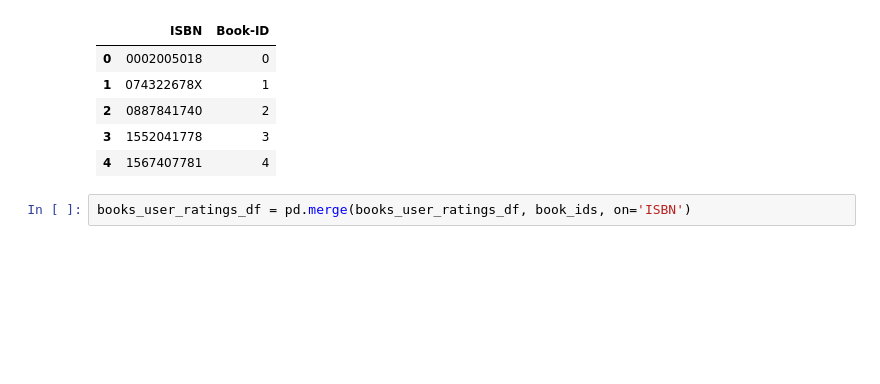
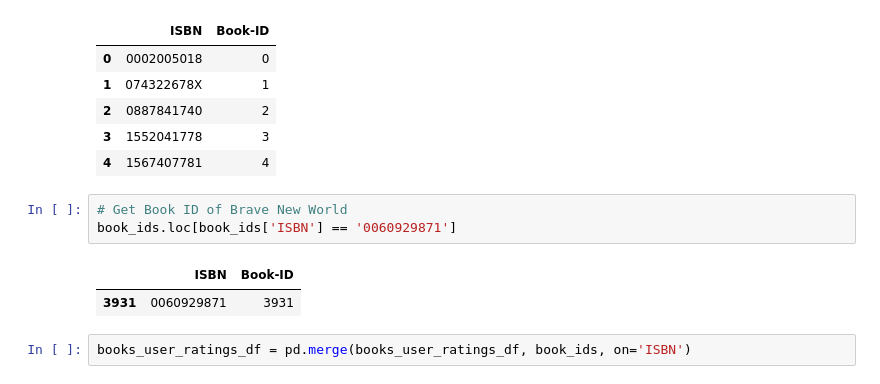
Before and after one commit to tyedem/Books-Recommendation-System, a Jupyter notebook: recommendations.ipynb, the cells around one changed output. Saved outputs shown, nothing was run; the diff lists cells and outputs as text; blank space fills up the shorter version.

```diff
--- a/recommendations.ipynb
+++ b/recommendations.ipynb
@@ -309,6 +309,12 @@ book_ids.head()
 | 2 | 0887841740 | 2 |
 | 3 | 1552041778 | 3 |
 | 4 | 1567407781 | 4 |
+# %%
+# Get Book ID of Brave New World
+book_ids.loc[book_ids['ISBN'] == '0060929871']
+# %% [output]
+|  | ISBN | Book-ID |
+| 3931 | 0060929871 | 3931 |
 # %%
 books_user_ratings_df = pd.merge(books_user_ratings_df, book_ids, on='ISBN')
 # %%
```
Also changed, not shown: parts of 19 cells of this notebook.
